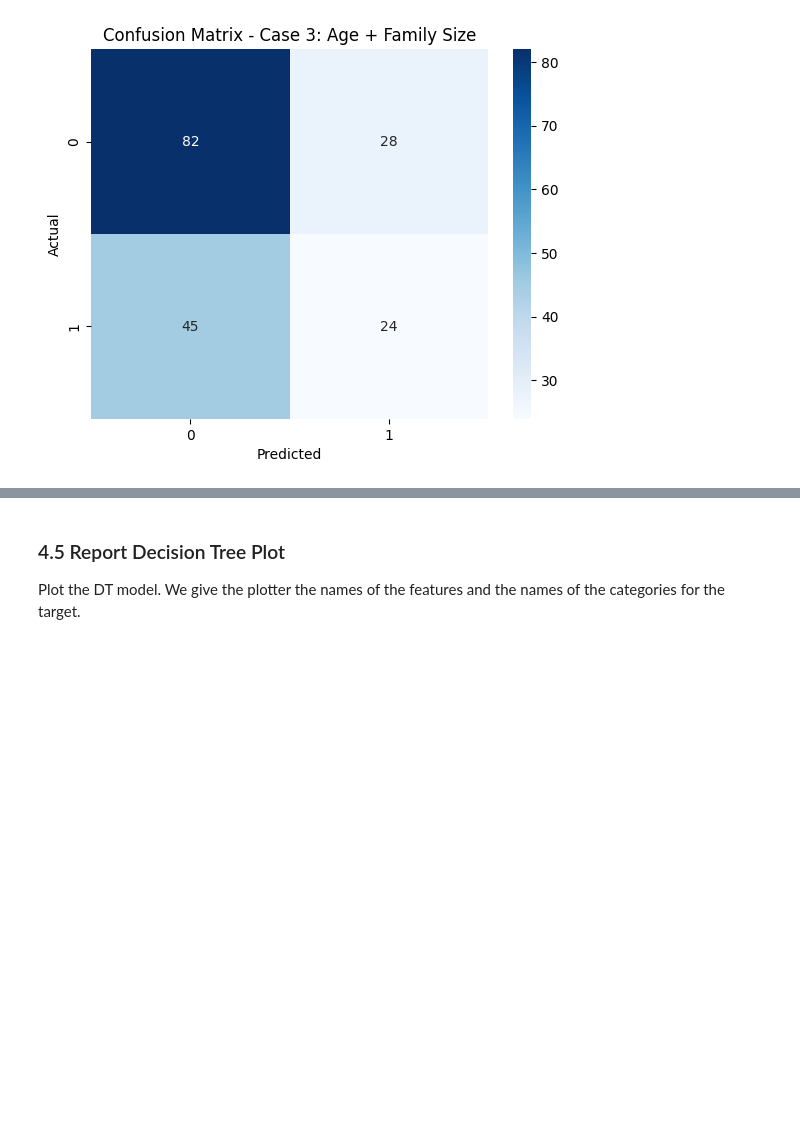
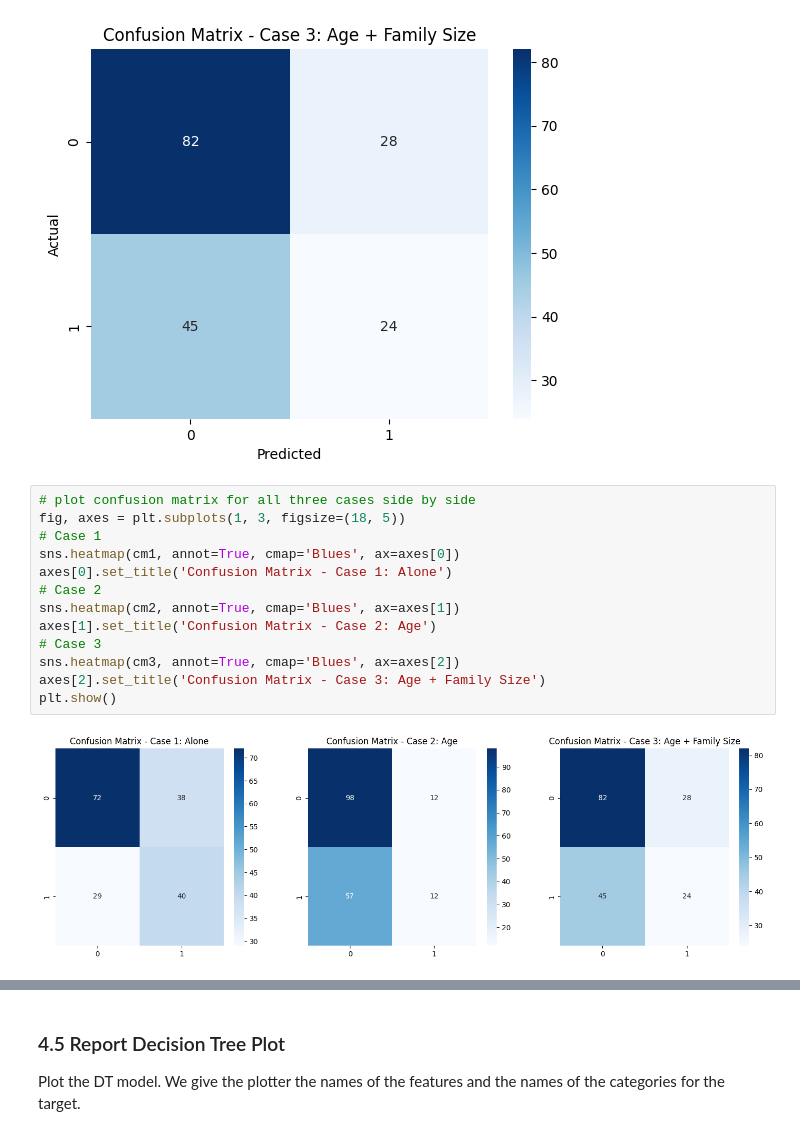
Before and after one commit to bjdawson23/applied-ml-branton, a Jupyter notebook: notebooks/project03/ml03_branton.ipynb, the cells around one changed output, grey strips where cells are left out. Cells and saved outputs as stored; diff of their text form; blank space fills up the shorter version.

```diff
--- a/notebooks/project03/ml03_branton.ipynb
+++ b/notebooks/project03/ml03_branton.ipynb
@@ -359,3 +477,18 @@ plt.ylabel('Actual')
 plt.show()
 # %% [output]
 [figure]
+# %%
+# plot confusion matrix for all three cases side by side
+fig, axes = plt.subplots(1, 3, figsize=(18, 5))
+# Case 1
+sns.heatmap(cm1, annot=True, cmap='Blues', ax=axes[0])
+axes[0].set_title('Confusion Matrix - Case 1: Alone')
+# Case 2
+sns.heatmap(cm2, annot=True, cmap='Blues', ax=axes[1])
+axes[1].set_title('Confusion Matrix - Case 2: Age')
+# Case 3
+sns.heatmap(cm3, annot=True, cmap='Blues', ax=axes[2])
+axes[2].set_title('Confusion Matrix - Case 3: Age + Family Size')
+plt.show()
+# %% [output]
+[figure, added]
```
Also changed, not shown: parts of 10 cells of this notebook, 11 other files.
